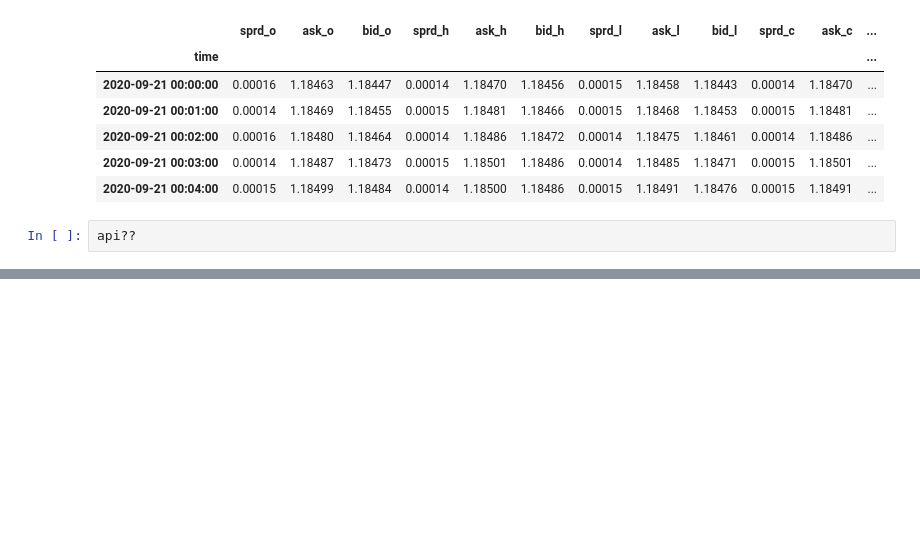
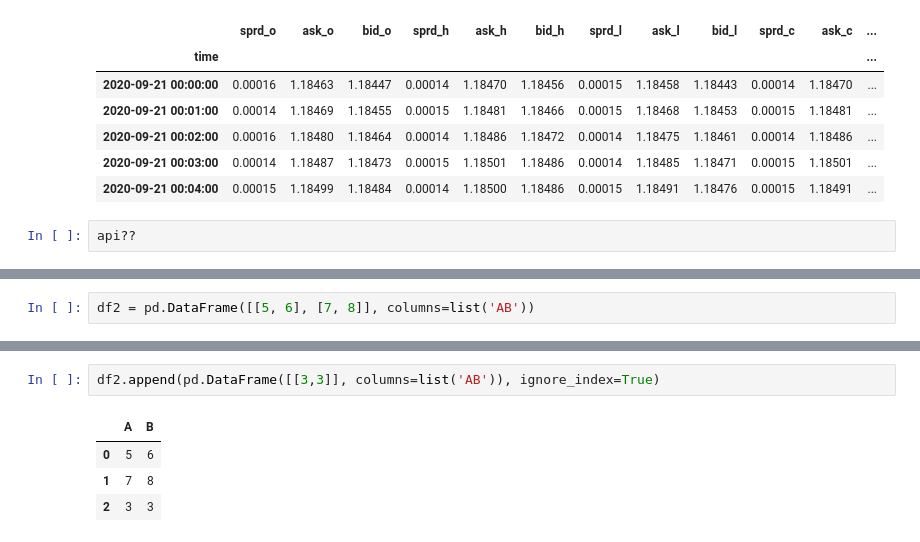
Before and after one commit to rollingturtle/OandaTrading, a Jupyter notebook: control.ipynb, the cells around one changed output, grey strips where cells are left out. Drawn from its saved outputs; the diff is of its cells as text; blank space fills up the shorter version.

Commit message:
some notes about investigating how dataframes are populated for training and for live trading

```diff
--- a/control.ipynb
+++ b/control.ipynb
@@ -554,0 +557,2 @@ api??
+# %%
+df2 = pd.DataFrame([[5, 6], [7, 8]], columns=list('AB'))
@@ -554,0 +565,7 @@ api??
+# %%
+df2.append(pd.DataFrame([[3,3]], columns=list('AB')), ignore_index=True)
+# %% [output]
+|  | A | B |
+| 0 | 5 | 6 |
+| 1 | 7 | 8 |
+| 2 | 3 | 3 |
```
Also changed, not shown: parts of 3 cells of this notebook, 3 other files.
